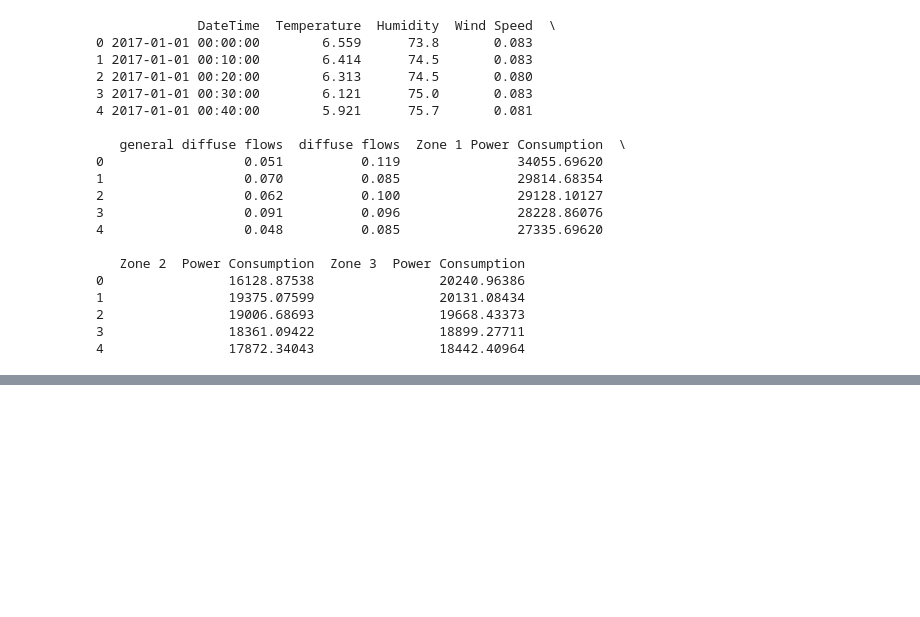
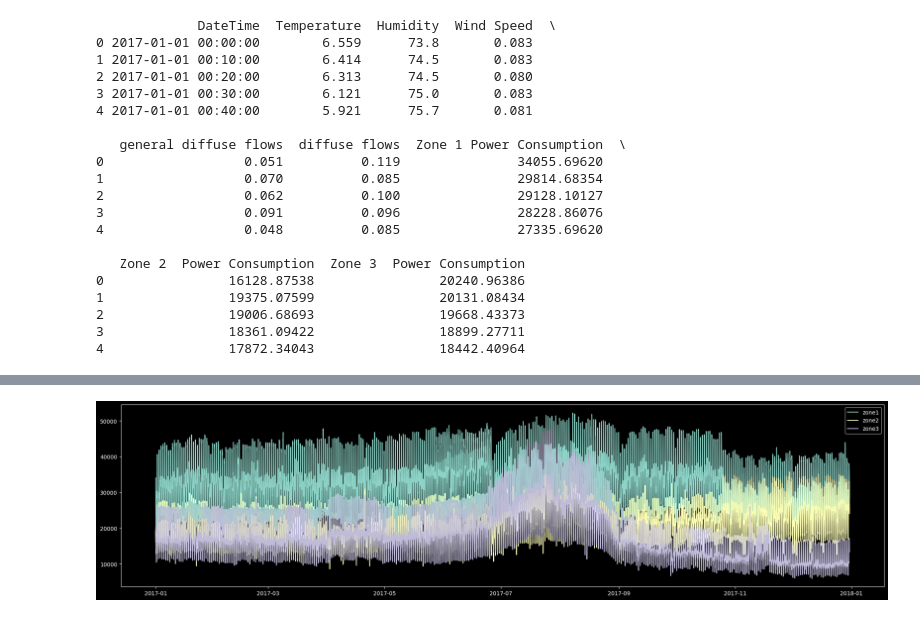
Before and after one commit to Minjeongc/study-data-analytics, a Jupyter notebook: Chapter03/chapter03.ipynb, the cells around one changed output, grey strips where cells are left out. Saved outputs shown, nothing was run; the diff lists cells and outputs as text; code cells hidden in the pictures; blank space fills up the shorter version.

```diff
--- a/Chapter03/chapter03.ipynb
+++ b/Chapter03/chapter03.ipynb
@@ -161,0 +171,16 @@ print(df.head(5))
+# %%
+# Zone 1,2,3 전력 발전량
+
+import seaborn as sns
+import matplotlib.pyplot as plt
+
+%matplotlib inline
+plt.style.use(['dark_background'])
+
+plt.plot(df['DateTime'], df['Zone 1 Power Consumption'], label = 'zone1')
+plt.plot(df['DateTime'], df['Zone 2  Power Consumption'], label = 'zone2')
+plt.plot(df['DateTime'], df['Zone 3  Power Consumption'], label = 'zone3')
+plt.legend()
+plt.gcf().set_size_inches(25,6)
+# %% [output]
+[figure, added]
```
Also changed, not shown: parts of 18 cells of this notebook.
